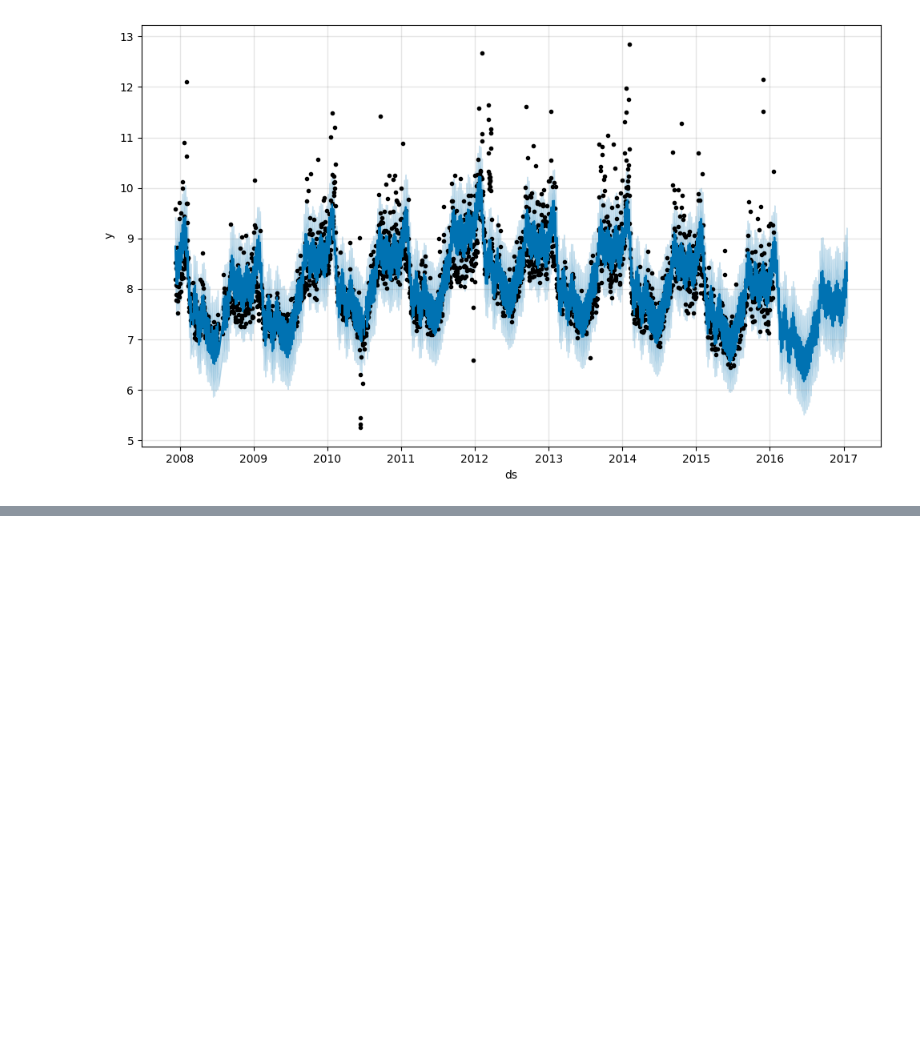
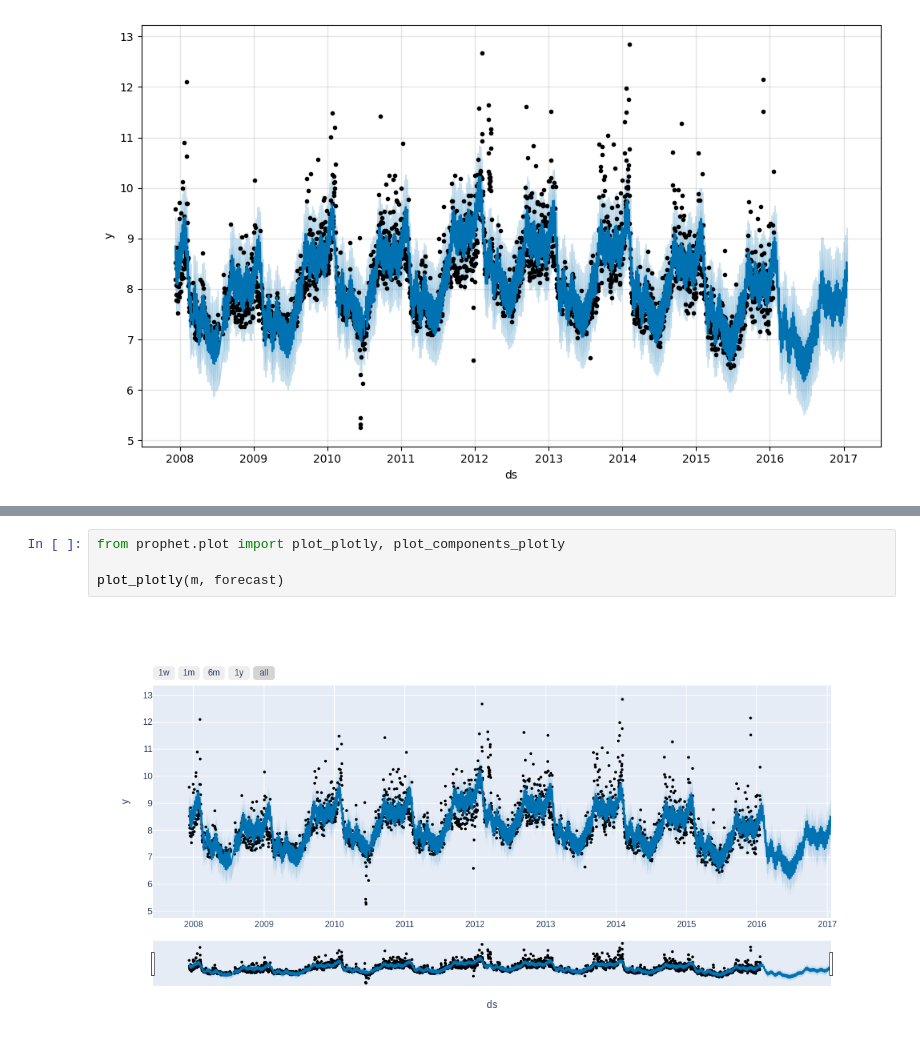
Before and after one commit to loihnt05/time-series-forecasting, a Jupyter notebook: main.ipynb, the cells around one changed output, grey strips where cells are left out. Drawn from its saved outputs; the diff is of its cells as text; blank space fills up the shorter version.

Commit message:
prophet done

```diff
--- a/main.ipynb
+++ b/main.ipynb
@@ -45,0 +50,6 @@ fig1 = m.plot(forecast)
+# %%
+from prophet.plot import plot_plotly, plot_components_plotly
+
+plot_plotly(m, forecast)
+# %% [output]
+[figure, added]
```
Also changed, not shown: parts of 2 cells of this notebook, 1 other file.
